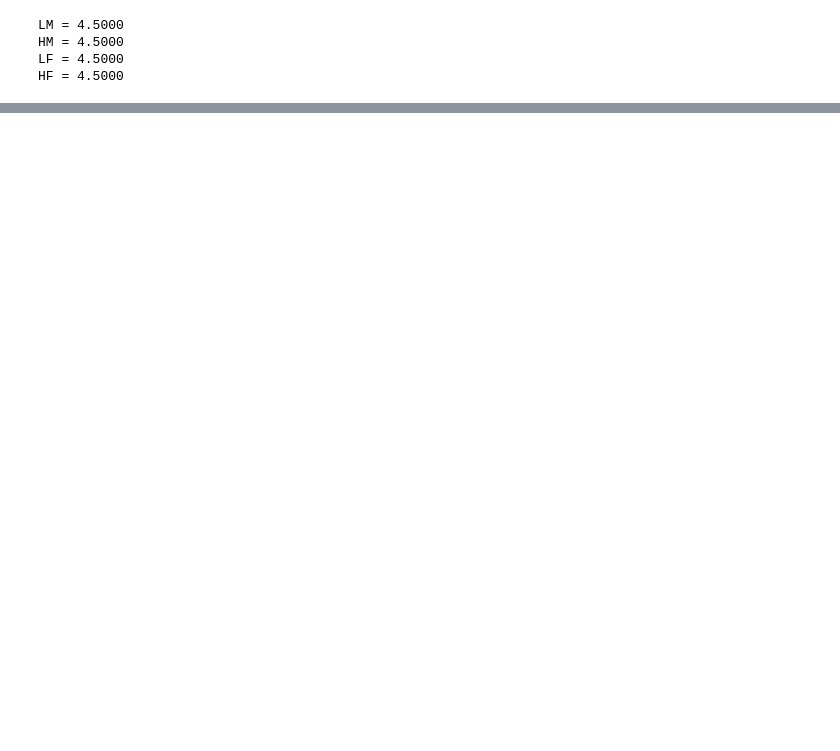
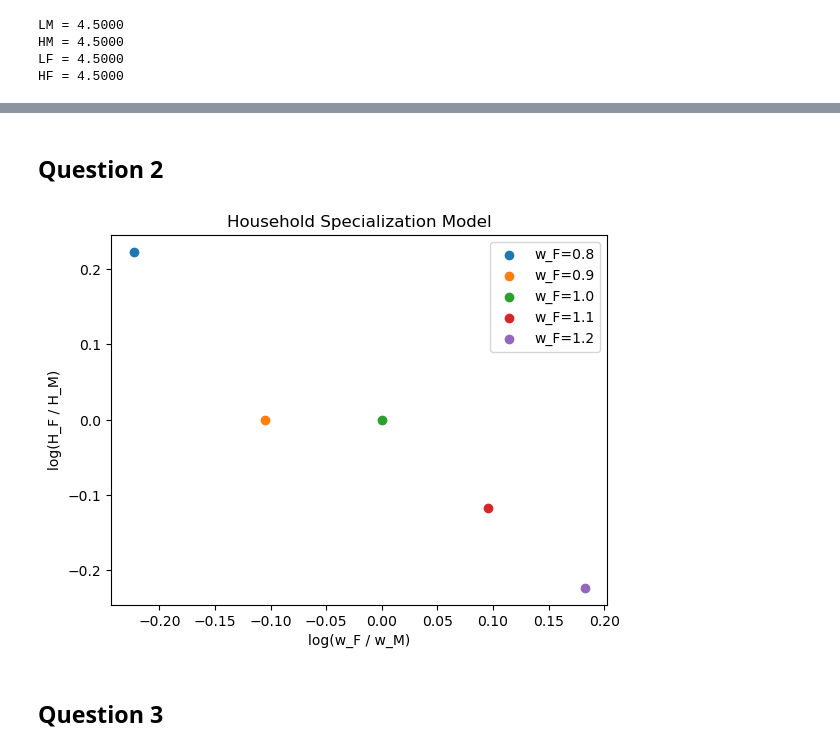
Before and after one commit to NumEconCopenhagen/projects-2023-de-slemme-programmeringsrotter, a Jupyter notebook: inauguralproject/oliver.ipynb, the cells around one changed output, grey strips where cells are left out. Drawn from its saved outputs; the diff is of its cells as text; code cells hidden in the pictures; blank space fills up the shorter version.

```diff
--- a/inauguralproject/oliver.ipynb
+++ b/inauguralproject/oliver.ipynb
@@ -35,0 +90,32 @@ HF = 4.5000
+# %% [markdown]
+## Question 2
+# %%
+import oliver
+# create an instance of the model class
+model = oliver.HouseholdSpecializationModelClass()
+
+# set w_M
+w_M = model.par.wM
+
+# calculate H_F/H_M for different values of w_F
+HF_HM_list = []
+log_wf_wm_list = []
+
+for w_F in model.par.wF_vec:
+    model.par.wF = w_F
+    opt = model.solve_discrete()
+    HF_HM_list.append(opt.HF/opt.HM)
+    log_wf_wm_list.append(np.log(w_F/w_M))
+
+fig, ax = plt.subplots()
+for i in range(len(HF_HM_list)):
+    ax.scatter(log_wf_wm_list[i], np.log(HF_HM_list[i]), label=f'w_F={model.par.wF_vec[i]}')
+ax.set_xlabel('log(w_F / w_M)')
+ax.set_ylabel('log(H_F / H_M)')
+ax.set_title('Household Specialization Model')
+ax.legend()
+plt.show()
+# %% [output]
+[figure, added]
+# %% [markdown]
+## Question 3
```
Also changed, not shown: parts of 7 cells of this notebook, 1 other file.
